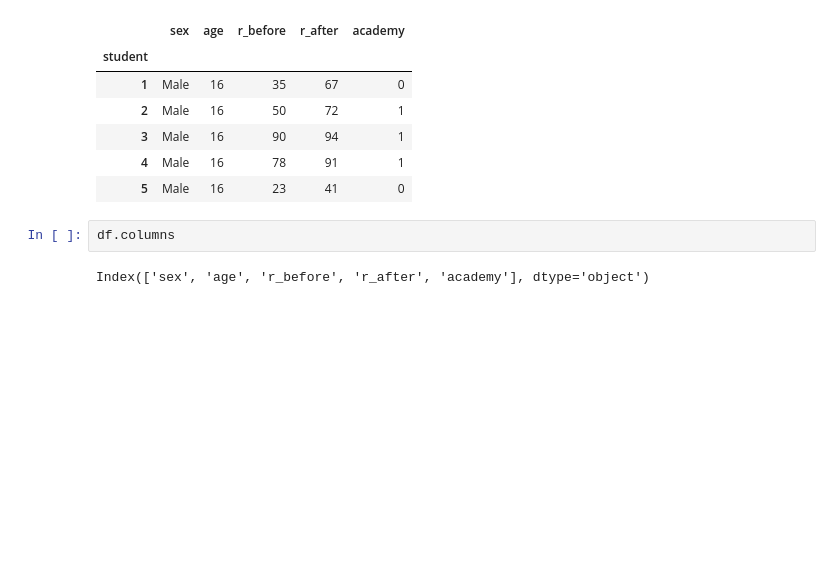
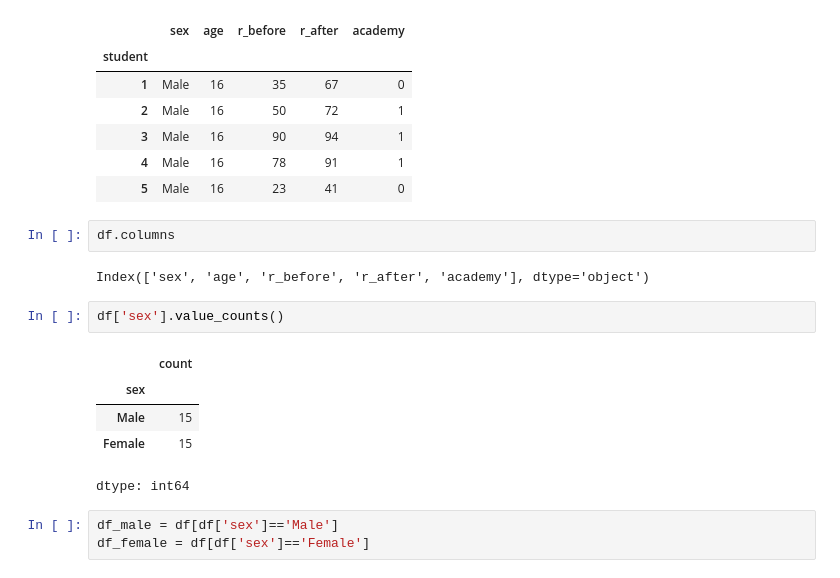
Before and after one commit to va4756/algio_sklearn, a Jupyter notebook: bigdata_SDEdu_problems.ipynb, the cells around one changed output. Drawn from its saved outputs; the diff is of its cells as text; blank space fills up the shorter version.

```diff
--- a/bigdata_SDEdu_problems.ipynb
+++ b/bigdata_SDEdu_problems.ipynb
@@ -394,3 +400,14 @@ df.head()
 df.columns
 # %% [output]
 Index(['sex', 'age', 'r_before', 'r_after', 'academy'], dtype='object')
+# %%
+df['sex'].value_counts()
+# %% [output]
+|  | count |
+| sex |  |
+| Male | 15 |
+| Female | 15 |
+dtype: int64
+# %%
+df_male = df[df['sex']=='Male']
+df_female = df[df['sex']=='Female']
```
Also changed, not shown: parts of 15 cells of this notebook.
